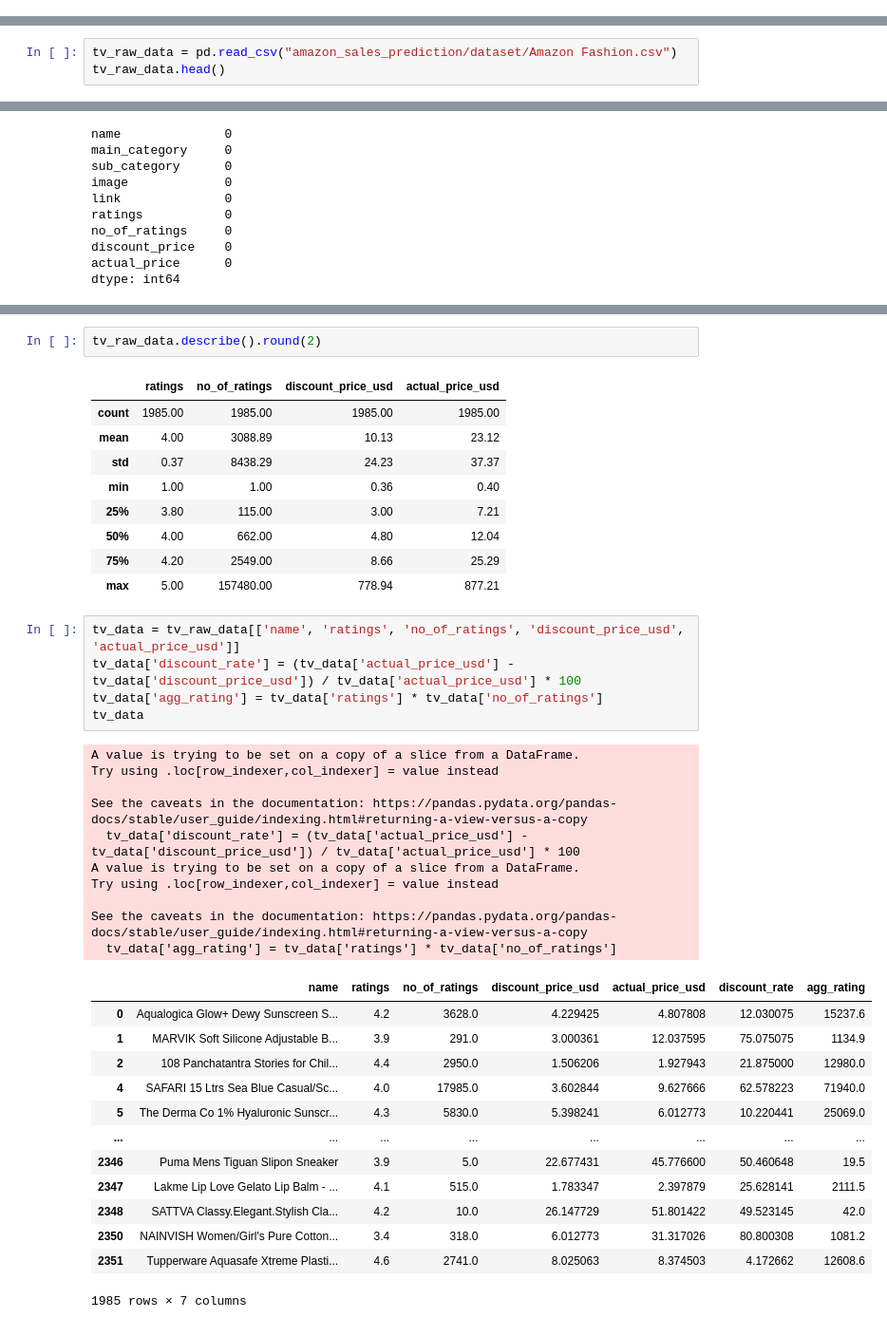
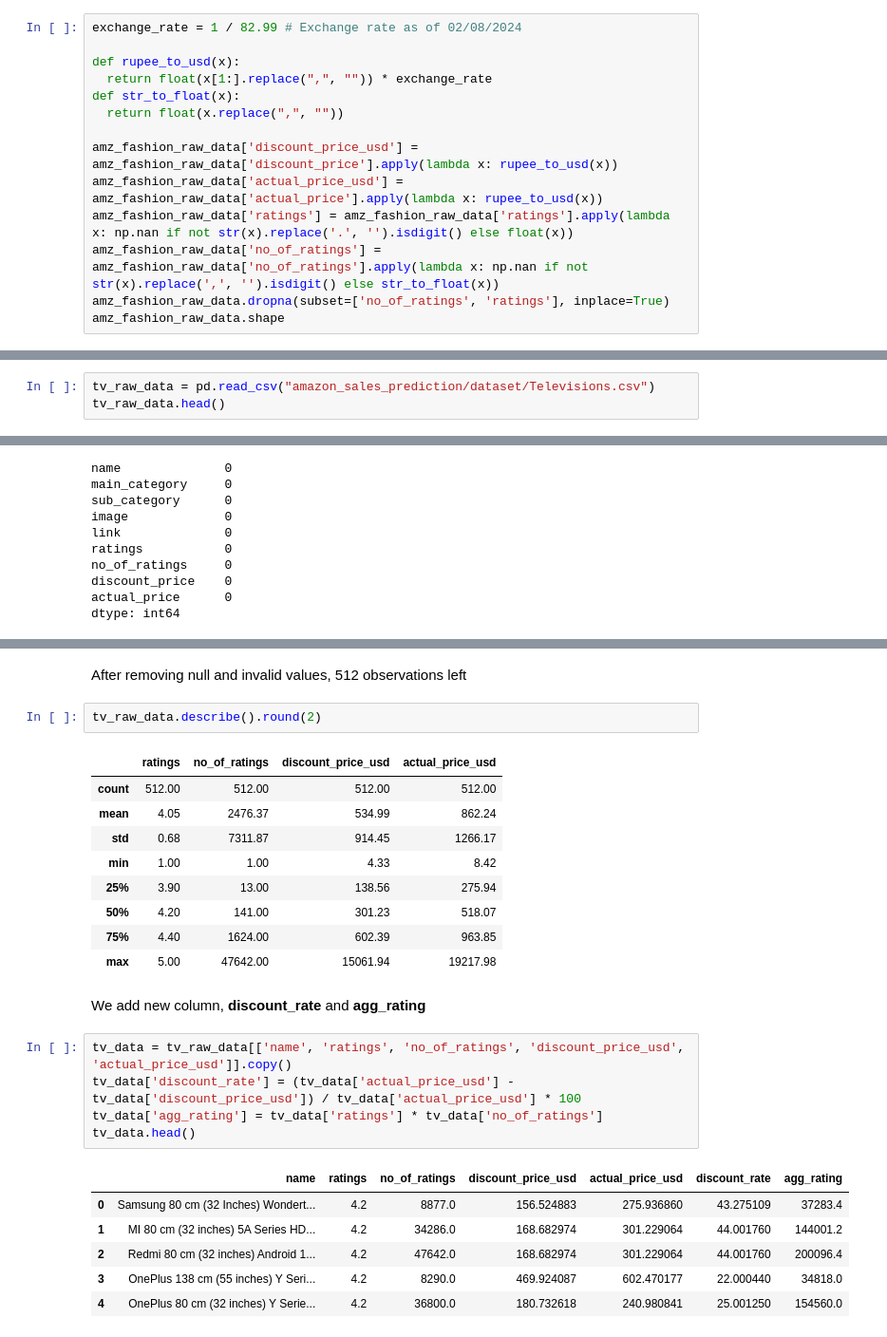
Before and after one commit to mickjeon/amazon_sales_prediction, a Jupyter notebook: preprocessing.ipynb, the cells around one changed output, grey strips where cells are left out. Shown at 95% size. Saved outputs shown, nothing was run; the diff lists cells and outputs as text.

```diff
--- a/preprocessing.ipynb
+++ b/preprocessing.ipynb
@@ -35,0 +120,14 @@ import re
+# %%
+exchange_rate = 1 / 82.99 # Exchange rate as of 02/08/2024
+
+def rupee_to_usd(x):
+  return float(x[1:].replace(",", "")) * exchange_rate
+def str_to_float(x):
+  return float(x.replace(",", ""))
+
+amz_fashion_raw_data['discount_price_usd'] = amz_fashion_raw_data['discount_price'].apply(lambda x: rupee_to_usd(x))
+amz_fashion_raw_data['actual_price_usd'] = amz_fashion_raw_data['actual_price'].apply(lambda x: rupee_to_usd(x))
+amz_fashion_raw_data['ratings'] = amz_fashion_raw_data['ratings'].apply(lambda x: np.nan if not str(x).replace('.', '').isdigit() else float(x))
+amz_fashion_raw_data['no_of_ratings'] = amz_fashion_raw_data['no_of_ratings'].apply(lambda x: np.nan if not str(x).replace(',', '').isdigit() else str_to_float(x))
+amz_fashion_raw_data.dropna(subset=['no_of_ratings', 'ratings'], inplace=True)
+amz_fashion_raw_data.shape
@@ -40,5 +261,5 @@ import re
 # %%
-tv_raw_data = pd.read_csv("amazon_sales_prediction/dataset/Amazon Fashion.csv")
+tv_raw_data = pd.read_csv("amazon_sales_prediction/dataset/Televisions.csv")
 tv_raw_data.head()
 # %% [output]
 |  | name | main_category | sub_category | image | link | ratings | no_of_ratings | discount_price | ... |
@@ -148,44 +341,31 @@ tv_raw_data
+# %% [markdown]
+After removing null and invalid values, 512 observations left
 # %%
 tv_raw_data.describe().round(2)
 # %% [output]
 |  | ratings | no_of_ratings | discount_price_usd | actual_price_usd |
-| count | 1985.00 | 1985.00 | 1985.00 | 1985.00 |
-| mean | 4.00 | 3088.89 | 10.13 | 23.12 |
-| std | 0.37 | 8438.29 | 24.23 | 37.37 |
-| min | 1.00 | 1.00 | 0.36 | 0.40 |
-| 25% | 3.80 | 115.00 | 3.00 | 7.21 |
-| 50% | 4.00 | 662.00 | 4.80 | 12.04 |
-| 75% | 4.20 | 2549.00 | 8.66 | 25.29 |
-| max | 5.00 | 157480.00 | 778.94 | 877.21 |
+| count | 512.00 | 512.00 | 512.00 | 512.00 |
+| mean | 4.05 | 2476.37 | 534.99 | 862.24 |
+| std | 0.68 | 7311.87 | 914.45 | 1266.17 |
+| min | 1.00 | 1.00 | 4.33 | 8.42 |
+| 25% | 3.90 | 13.00 | 138.56 | 275.94 |
+| 50% | 4.20 | 141.00 | 301.23 | 518.07 |
+| 75% | 4.40 | 1624.00 | 602.39 | 963.85 |
+| max | 5.00 | 47642.00 | 15061.94 | 19217.98 |
+# %% [markdown]
+We add new column, **discount_rate** and **agg_rating**
 # %%
-tv_data = tv_raw_data[['name', 'ratings', 'no_of_ratings', 'discount_price_usd', 'actual_price_usd']]
+tv_data = tv_raw_data[['name', 'ratings', 'no_of_ratings', 'discount_price_usd', 'actual_price_usd']].copy()
 tv_data['discount_rate'] = (tv_data['actual_price_usd'] - tv_data['discount_price_usd']) / tv_data['actual_price_usd'] * 100
 tv_data['agg_rating'] = tv_data['ratings'] * tv_data['no_of_ratings']
-tv_data
+tv_data.head()
 # %% [output]
-A value is trying to be set on a copy of a slice from a DataFrame.
-Try using .loc[row_indexer,col_indexer] = value instead
-
-See the caveats in the documentation: https://pandas.pydata.org/pandas-docs/stable/user_guide/indexing.html#returning-a-view-versus-a-copy
-  tv_data['discount_rate'] = (tv_data['actual_price_usd'] - tv_data['discount_price_usd']) / tv_data['actual_price_usd'] * 100
-A value is trying to be set on a copy of a slice from a DataFrame.
-Try using .loc[row_indexer,col_indexer] = value instead
-
-See the caveats in the documentation: https://pandas.pydata.org/pandas-docs/stable/user_guide/indexing.html#returning-a-view-versus-a-copy
-  tv_data['agg_rating'] = tv_data['ratings'] * tv_data['no_of_ratings']
 |  | name | ratings | no_of_ratings | discount_price_usd | actual_price_usd | discount_rate | agg_rating |
-| 0 | Aqualogica Glow+ Dewy Sunscreen S... | 4.2 | 3628.0 | 4.229425 | 4.807808 | 12.030075 | 15237.6 |
-| 1 | MARVIK Soft Silicone Adjustable B... | 3.9 | 291.0 | 3.000361 | 12.037595 | 75.075075 | 1134.9 |
-| 2 | 108 Panchatantra Stories for Chil... | 4.4 | 2950.0 | 1.506206 | 1.927943 | 21.875000 | 12980.0 |
-| 4 | SAFARI 15 Ltrs Sea Blue Casual/Sc... | 4.0 | 17985.0 | 3.602844 | 9.627666 | 62.578223 | 71940.0 |
-| 5 | The Derma Co 1% Hyaluronic Sunscr... | 4.3 | 5830.0 | 5.398241 | 6.012773 | 10.220441 | 25069.0 |
-| ... | ... | ... | ... | ... | ... | ... | ... |
-| 2346 | Puma Mens Tiguan Slipon Sneaker | 3.9 | 5.0 | 22.677431 | 45.776600 | 50.460648 | 19.5 |
-| 2347 | Lakme Lip Love Gelato Lip Balm - ... | 4.1 | 515.0 | 1.783347 | 2.397879 | 25.628141 | 2111.5 |
-| 2348 | SATTVA Classy.Elegant.Stylish Cla... | 4.2 | 10.0 | 26.147729 | 51.801422 | 49.523145 | 42.0 |
-| 2350 | NAINVISH Women/Girl's Pure Cotton... | 3.4 | 318.0 | 6.012773 | 31.317026 | 80.800308 | 1081.2 |
-| 2351 | Tupperware Aquasafe Xtreme Plasti... | 4.6 | 2741.0 | 8.025063 | 8.374503 | 4.172662 | 12608.6 |
+| 0 | Samsung 80 cm (32 Inches) Wondert... | 4.2 | 8877.0 | 156.524883 | 275.936860 | 43.275109 | 37283.4 |
+| 1 | MI 80 cm (32 inches) 5A Series HD... | 4.2 | 34286.0 | 168.682974 | 301.229064 | 44.001760 | 144001.2 |
+| 2 | Redmi 80 cm (32 inches) Android 1... | 4.2 | 47642.0 | 168.682974 | 301.229064 | 44.001760 | 200096.4 |
+| 3 | OnePlus 138 cm (55 inches) Y Seri... | 4.2 | 8290.0 | 469.924087 | 602.470177 | 22.000440 | 34818.0 |
+| 4 | OnePlus 80 cm (32 inches) Y Serie... | 4.2 | 36800.0 | 180.732618 | 240.980841 | 25.001250 | 154560.0 |
-1985 rows × 7 columns
 # %%
 sns.heatmap(tv_data.drop(tv_data.columns[0], axis=1).corr(), annot=True, vmin=-1, vmax=1, center=0)
 # %% [output]
```
Also changed, not shown: parts of 88 cells of this notebook.
